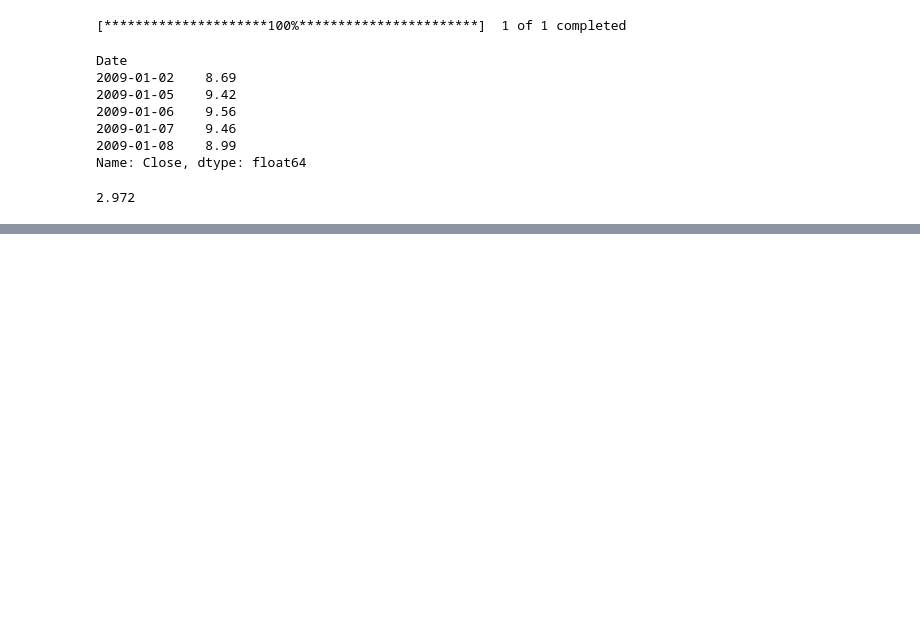
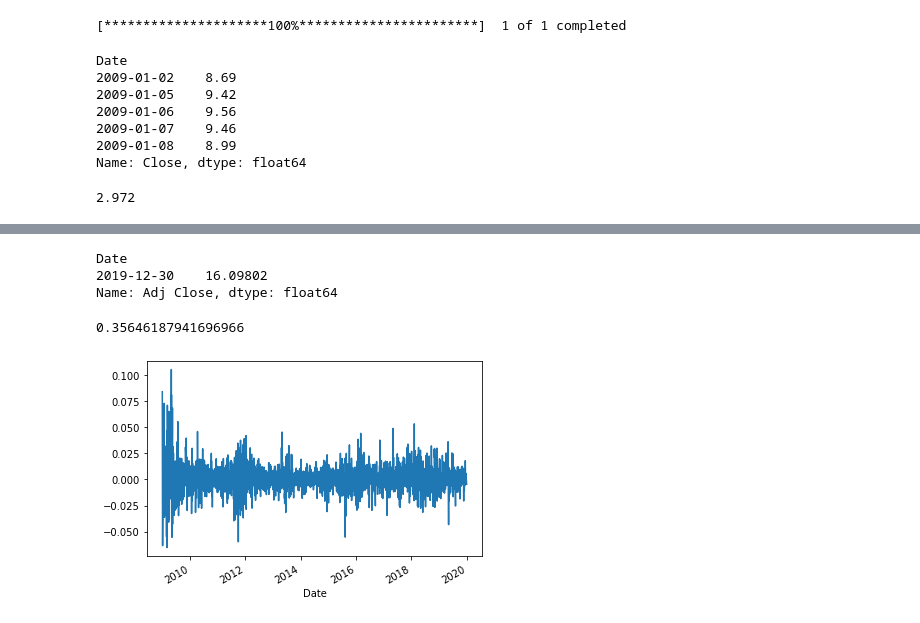
Before and after one commit to dvh549/Capital_Markets_in_China, a Jupyter notebook: playground.ipynb, the cells around one changed output, grey strips where cells are left out. Cells and saved outputs as stored; diff of their text form; code cells hidden in the pictures; blank space fills up the shorter version.

```diff
--- a/playground.ipynb
+++ b/playground.ipynb
@@ -274,6 +300,7 @@ pf.create_simple_tear_sheet(salesforce_return_ts)
 # %%
 dbs_data = pdr.get_data_yahoo("D05.SI", start="2009-01-01", end="2019-12-31")
 dbs_close = dbs_data["Close"]
+dbs_adj_close = dbs_data["Adj Close"]
 dbs_close.head()
 # %% [output]
 [*********************100%***********************]  1 of 1 completed
@@ -292,0 +393,18 @@ round((dbs_close.tail(1).values / dbs_close.head(1).values)[0], 3)
+# %%
+dbs_annualized_return = ((1+dbs_return_series.tail(1))**(1/10))-1
+dbs_annualized_return*100
+# %% [output]
+Date
+2019-12-30    16.09802
+Name: Adj Close, dtype: float64
+# %%
+dbs_volatility = np.sqrt(np.log(dbs_close / dbs_close.shift(1)).var()) * np.sqrt(252)
+dbs_volatility
+# %% [output]
+0.35646187941696966
+# %%
+dbs_return_ts = dbs_adj_close.pct_change().dropna()
+dbs_return_ts.plot()
+plt.show()
+# %% [output]
+[figure, added]
```
Also changed, not shown: parts of 47 cells of this notebook.
